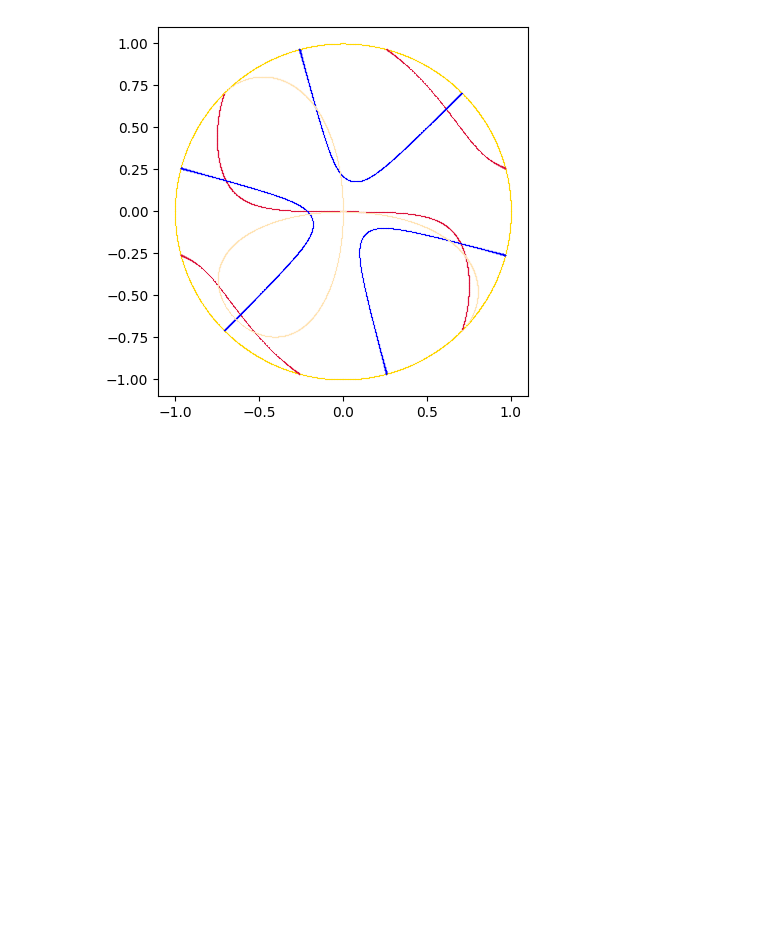
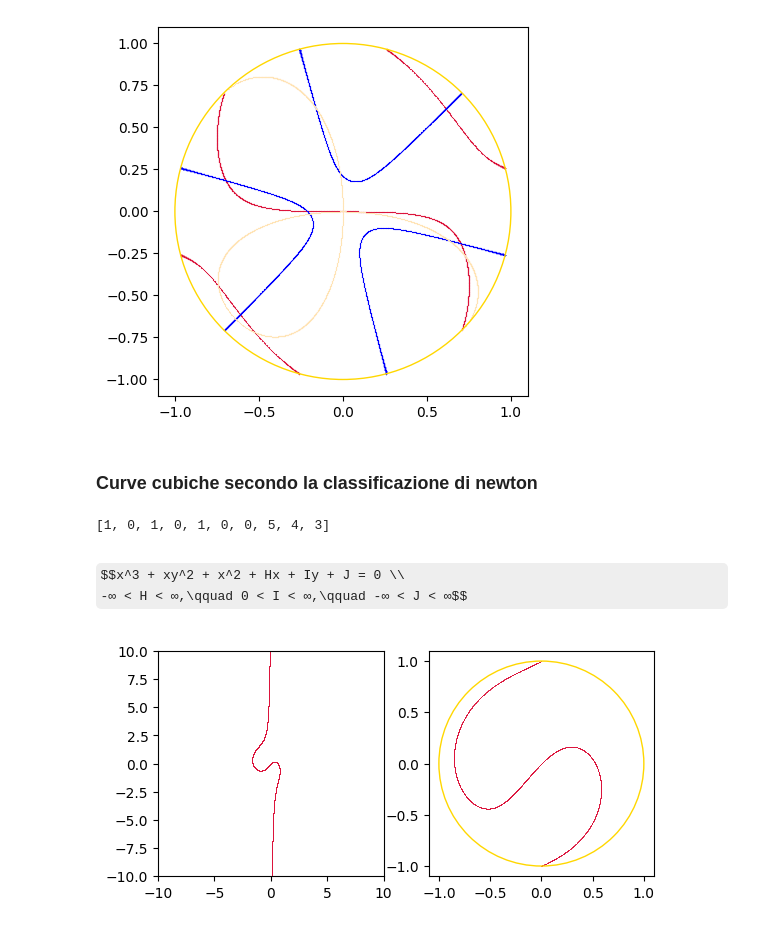
Before and after one commit to mirtorande/cubic-curve-projective-closure, a Jupyter notebook: ExperimentationStation.ipynb, the cells around one changed output. Drawn from its saved outputs; the diff is of its cells as text; code cells hidden in the pictures; some formulas as TeX source; blank space fills up the shorter version.

Commit message:
Completed solver for both affine and projected curves

```diff
--- a/ExperimentationStation.ipynb
+++ b/ExperimentationStation.ipynb
@@ -210,8 +210,8 @@ def generateProjectedPoints(functionCoefficients, step = 0.0025, start=-30, stop
     return projectPoints(points)
 
 
-def plotCurve(points, size=1, col='Blue'):
-    sns.scatterplot(x = points[:,0], y = points[:,1], legend=False,  marker='.', color=col, edgecolor=None, s=size)
+def plotCurve(points, size=1, col='Blue', ax=None):
+    return sns.scatterplot(x = points[:,0], y = points[:,1], legend=False,  marker='.', color=col, edgecolor=None, s=size, ax=ax)
 
 line1 = generateProjectedPoints([0, 0, 0, 0, 0, 0, 0, 1, 0, 0])
 plotCurve(line1, size=2)
@@ -439,11 +449,11 @@ plt.show()
 lineResolution = 0.0025
 lineSize = 2
 
-plotCurve(generateFunctionPoints([0, 0, 0, 0, 1, 0, 1, 0, 0, -1], step=lineResolution), size = lineSize, col='gold')
 plotCurve(projectPoints(generateFunctionOnDeprojectedPoints([1, -3, -3, 1, 0, 0, 0, 0, 6, 0], step=lineResolution)), size = lineSize, col = 'crimson')
 plotCurve(projectPoints(generateFunctionOnDeprojectedPoints([-1, -3, 3, 1, 0, 0, 0, 0, 0, -.01], step=lineResolution)), size = lineSize, col = 'blue')
 plotCurve(projectPoints(generateFunctionOnDeprojectedPoints([1, 0, 0, 1, 0, 3, 0, 0, 0, 0], step=lineResolution)), size = lineSize, col = 'moccasin')
-
+circle = plt.Circle(xy=(0, 0), radius=1, color='gold', fill=False)
+plt.gca().add_patch(circle)
 
 plt.gca().set_aspect('equal')
 
@@ -453,3 +463,44 @@ plt.ylim(-1.1, 1.1)
 plt.show()
 # %% [output]
 [figure]
+# %% [markdown]
+### Curve cubiche secondo la classificazione di newton
+# %%
+import re
+
+def parseEquation(equation):
+    coeffs = re.search(r'(?:(-?\d)x\^3)?(?: \+ )?(?:(-?\d)x\^2y)?(?: \+ )?(?:(-?\d)xy\^2)?(?: \+ )?(?:(-?\d)y\^3)?(?: \+ )?(?:(-?\d)x\^2)?(?: \+ )?(?:(-?\d)xy)?(?: \+ )?(?:(-?\d)y\^2)?(?: \+ )?(?:(-?\d)x)?(?: \+ )?(?:(-?\d)y)?(?: \+ )?(?:(-?\d))?', equation)
+    return [0 if c is None else int(c) for c in coeffs.groups()]
+
+parseEquation('1x^3 + 1xy^2 + 1x^2 + 5x + 4y + 3 = 0')
+# %% [output]
+[1, 0, 1, 0, 1, 0, 0, 5, 4, 3]
+# %%
+def drawAffineAndProjected(equation, lineResolution = 0.0025, lineSize = 1.5):
+    coefficents = parseEquation(equation)
+
+    fig, ax = plt.subplots(1,2)
+    #Affine
+    plotCurve(generateFunctionPoints(coefficents, step=lineResolution), size = lineSize, col = 'crimson', ax=ax[0])
+
+    ax[0].set_aspect('equal')
+    ax[0].set_xlim(-10, 10)
+    ax[0].set_ylim(-10, 10)
+
+    #Projected
+    plotCurve(projectPoints(generateFunctionOnDeprojectedPoints(coefficents, step=lineResolution)), size = lineSize, col = 'crimson', ax=ax[1])
+    circle = plt.Circle(xy=(0, 0), radius=1, color='gold', fill=False)
+    ax[1].add_patch(circle)
+
+    ax[1].set_aspect('equal')
+    ax[1].set_xlim(-1.1, 1.1)
+    ax[1].set_ylim(-1.1, 1.1)
+
+    return plt.show()
+# %% [markdown]
+$$x^3 + xy^2 + x^2 + Hx + Iy + J = 0 \\
+-∞ < H < ∞,\qquad 0 < I < ∞,\qquad -∞ < J < ∞$$
+# %%
+drawAffineAndProjected('1x^3 + 1xy^2 + 1x^2 + -1x + 1y + -.5')
+# %% [output]
+[figure, added]
```
Also changed, not shown: parts of 8 cells of this notebook.
